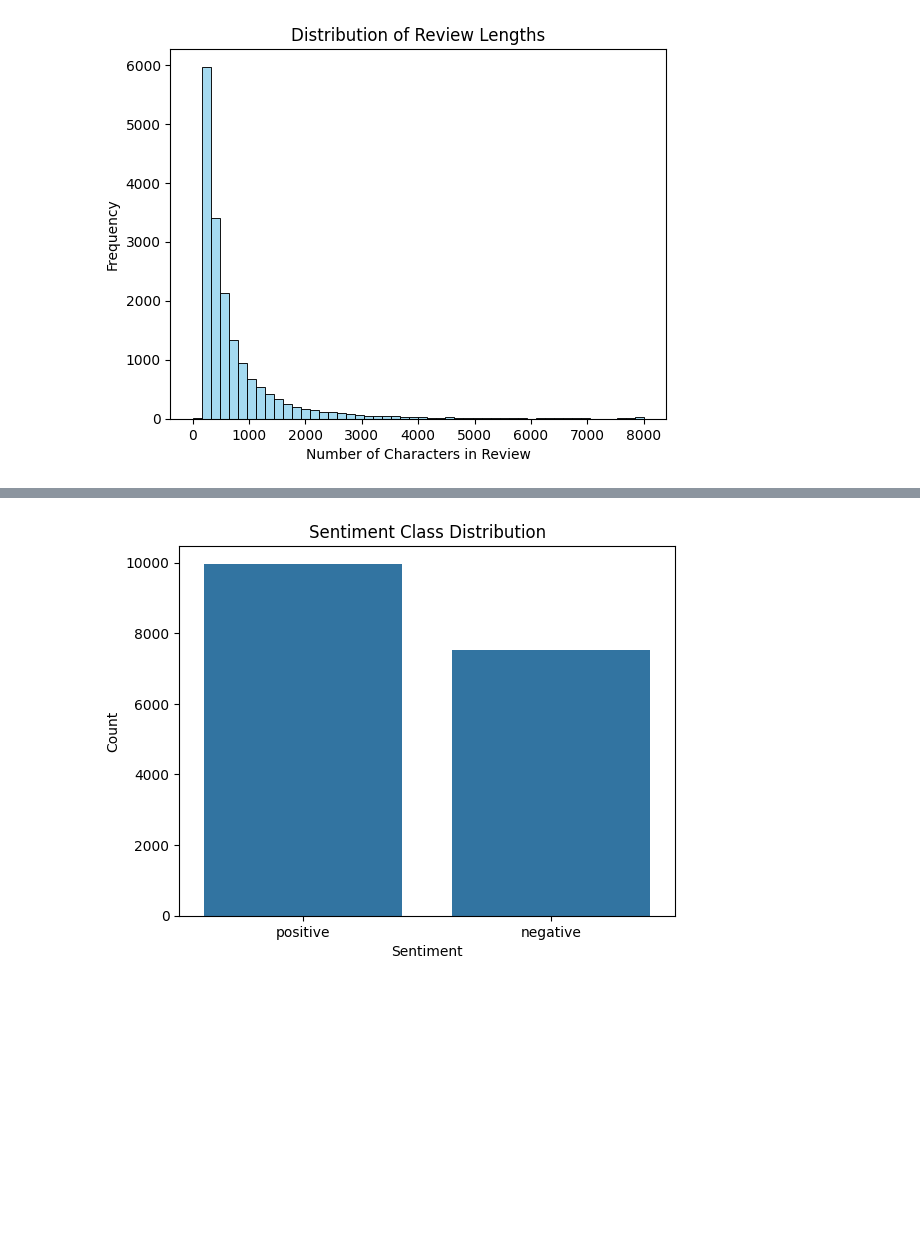
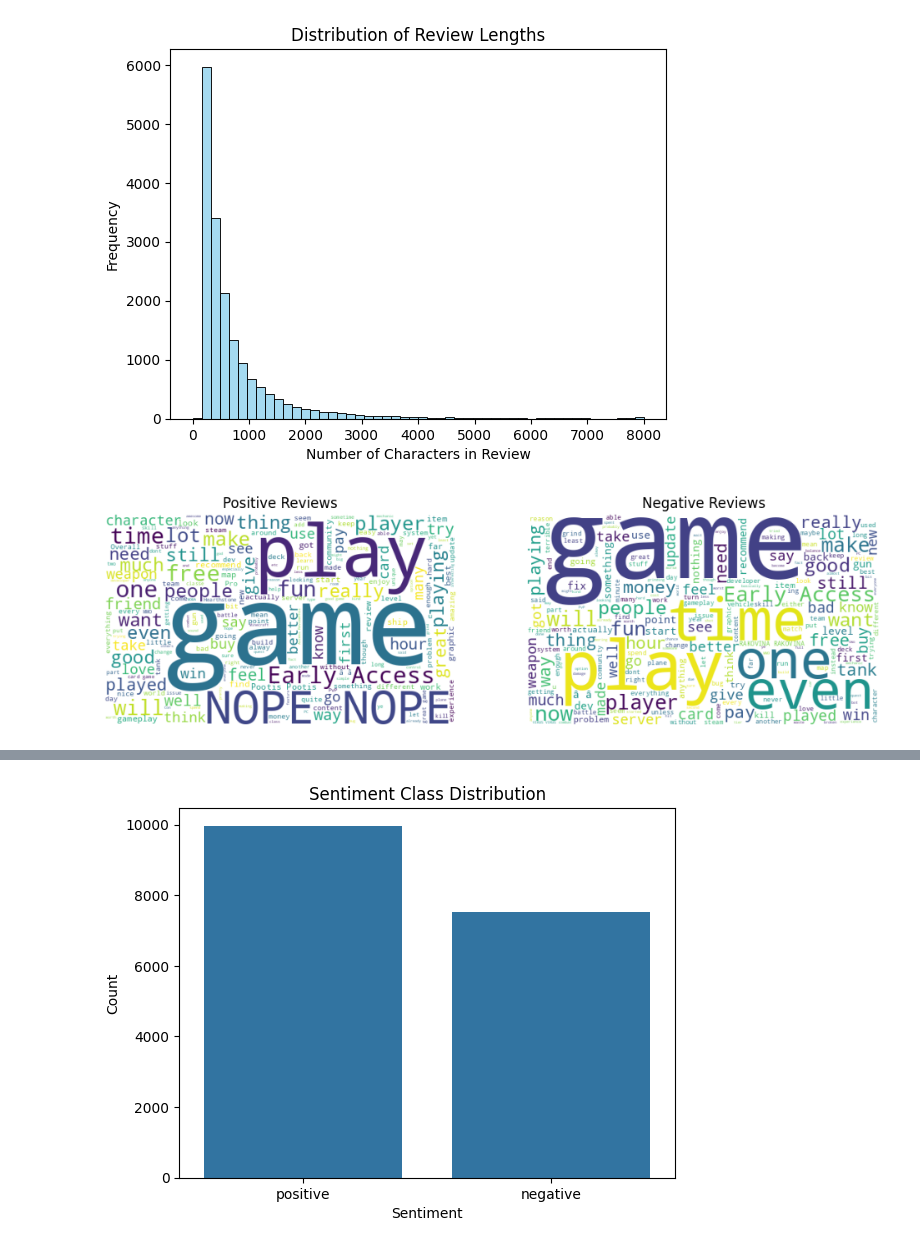
Before and after one commit to Subhangee19/DataAnalysis, a Jupyter notebook: Untitled11.ipynb, the cells around one changed output, grey strips where cells are left out. Saved outputs shown, nothing was run; the diff lists cells and outputs as text; code cells hidden in the pictures; blank space fills up the shorter version.

```diff
--- a/Untitled11.ipynb
+++ b/Untitled11.ipynb
@@ -116,3 +158,21 @@ plt.ylabel('Frequency')
 plt.show()
 # %% [output]
 [figure]
+# %%
+# WordClouds
+text_pos = ' '.join(df[df['user_suggestion'] == 1]['user_review'])
+text_neg = ' '.join(df[df['user_suggestion'] == 0]['user_review'])
+
+plt.figure(figsize=(12,6))
+plt.subplot(1,2,1)
+plt.imshow(WordCloud(width=500, height=300, background_color='white').generate(text_pos))
+plt.title('Positive Reviews')
+plt.axis('off')
+
+plt.subplot(1,2,2)
+plt.imshow(WordCloud(width=500, height=300, background_color='white').generate(text_neg))
+plt.title('Negative Reviews')
+plt.axis('off')
+plt.show()
+# %% [output]
+[figure, added]
```
Also changed, not shown: parts of 37 cells of this notebook.
